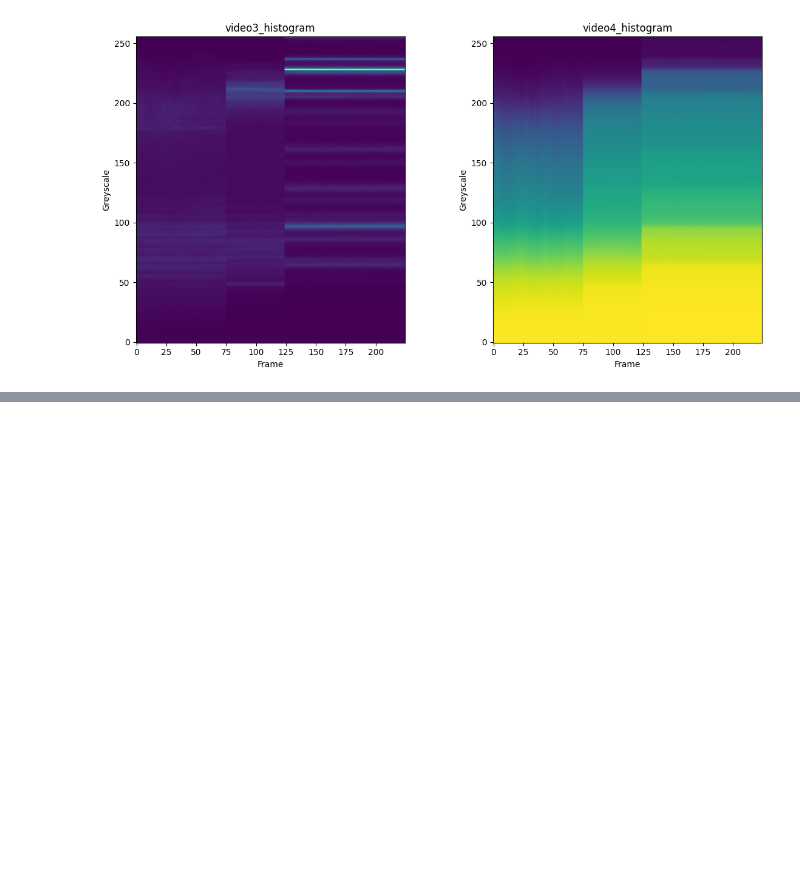
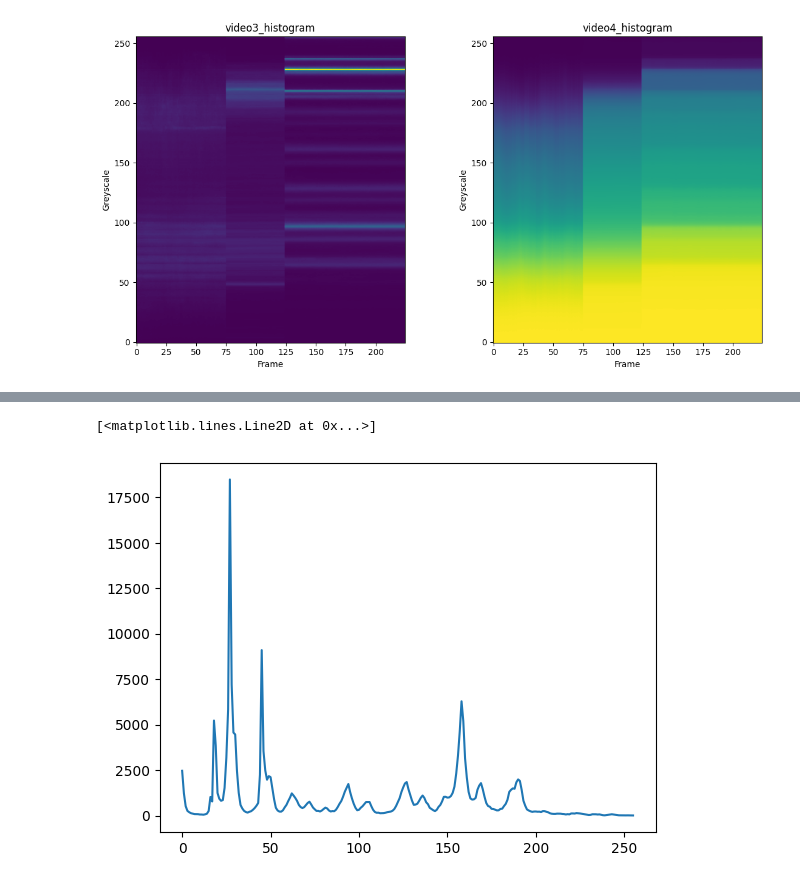
Before and after one commit to Hadartalisr/ImageProcessing, a Jupyter notebook: Ex1/Ex1.ipynb, the cells around one changed output, grey strips where cells are left out. Drawn from its saved outputs; the diff is of its cells as text; code cells hidden in the pictures; blank space fills up the shorter version.

```diff
--- a/Ex1/Ex1.ipynb
+++ b/Ex1/Ex1.ipynb
@@ -294,0 +311,5 @@ print(np.argmax(cumsum_histogram_distance))
+# %%
+plt.plot(video_histogram[200])
+# %% [output]
+[<matplotlib.lines.Line2D at 0x...>]
+[figure, added]
```
Also changed, not shown: parts of 12 cells of this notebook, 2 other files.
